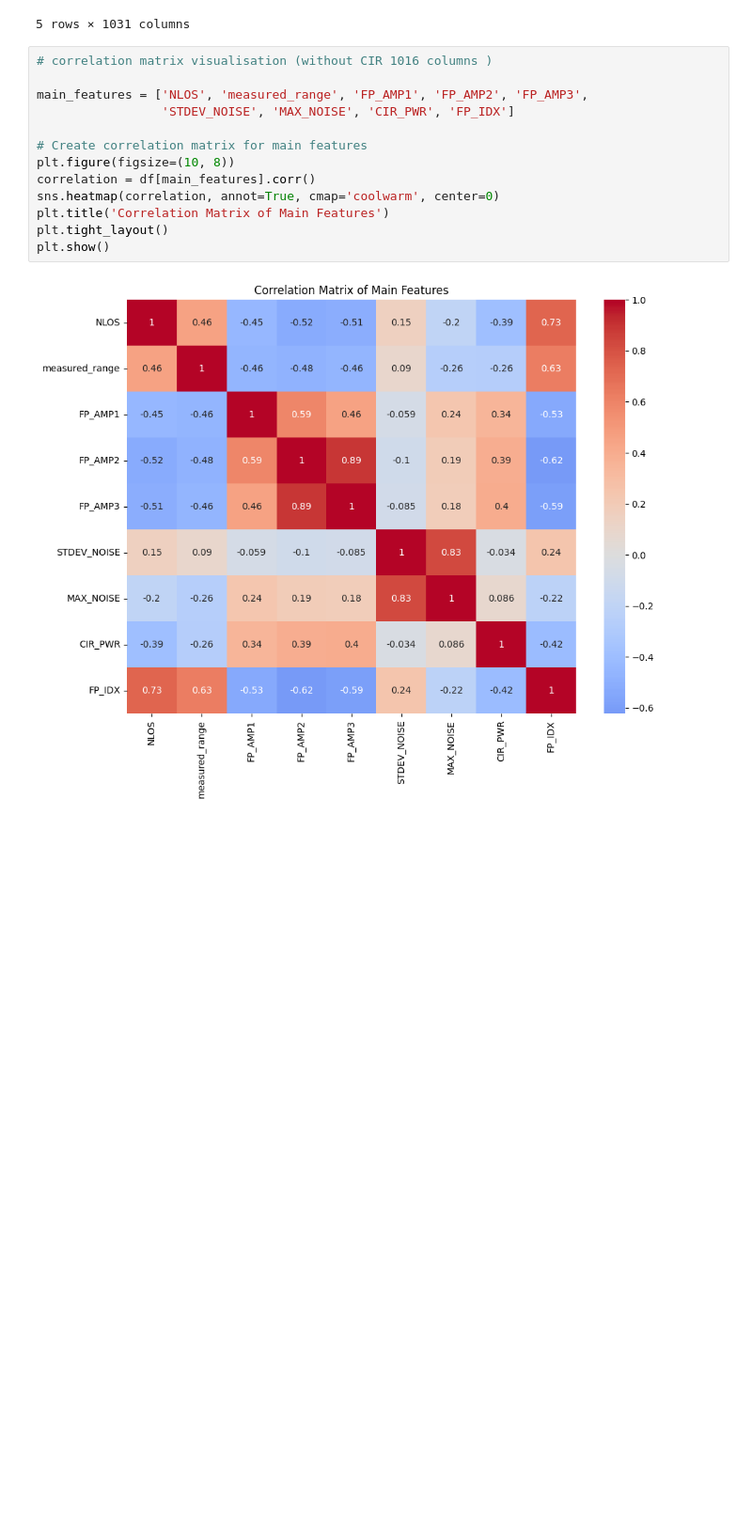
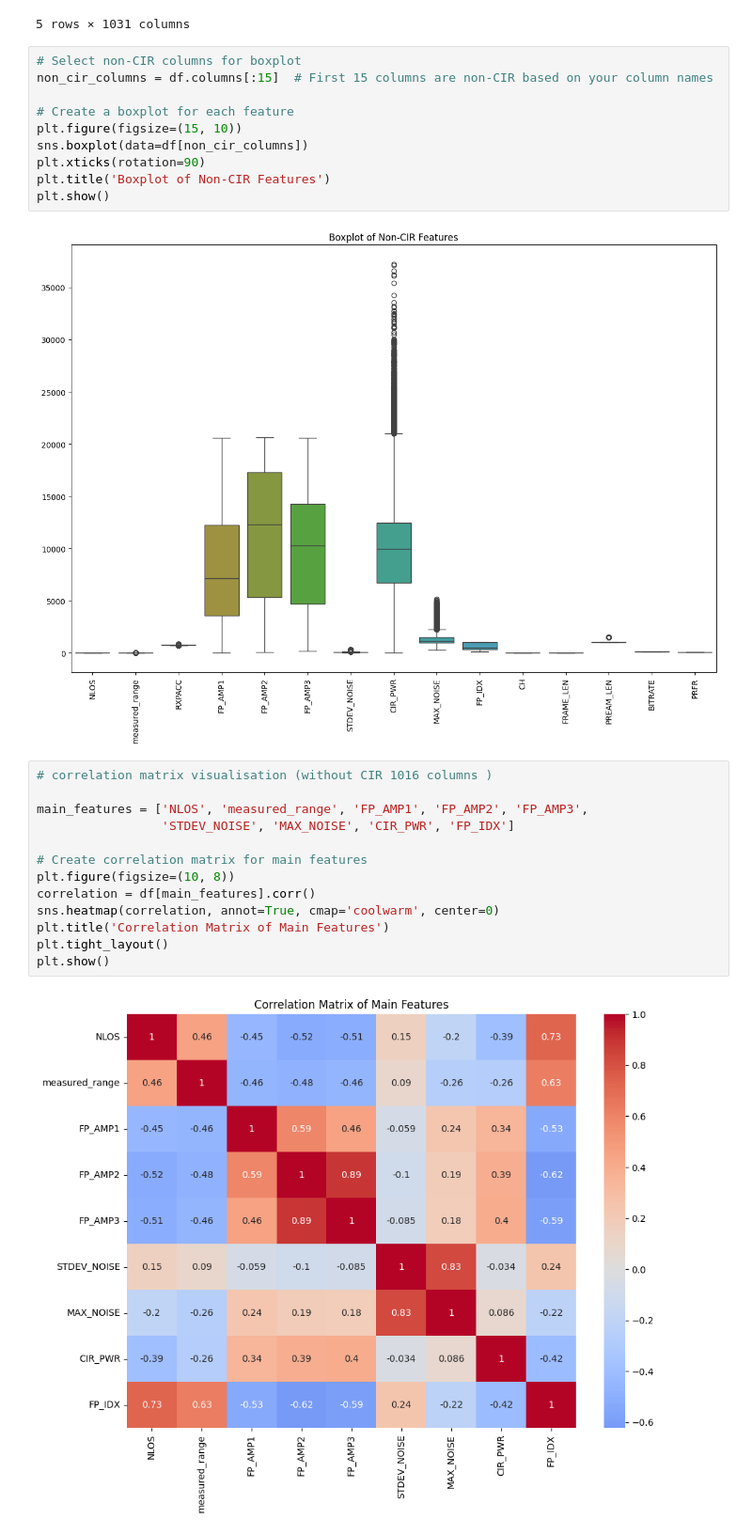
Before and after one commit to JeungHongTay/DA-LOS-WirelessSignalPrediction, a Jupyter notebook: code/iqr-method.ipynb, the cells around one changed output. Shown at 94% size. Drawn from its saved outputs; the diff is of its cells as text; blank space fills up the shorter version.

```diff
--- a/code/iqr-method.ipynb
+++ b/code/iqr-method.ipynb
@@ -111,6 +132,18 @@ DataFrame shape: (42000, 1031)
 | 3 | 1.0 | 3.48 | 750.0 | 8502.0 | 8416.0 | 5890.0 | 76.0 | 8748.0 | 1127.0 | 1024.0 | ... |
 | 4 | 0.0 | 1.19 | 746.0 | 17845.0 | 18095.0 | 12058.0 | 68.0 | 11380.0 | 1744.0 | 276.0 | ... |
 5 rows × 1031 columns
+# %%
+# Select non-CIR columns for boxplot
+non_cir_columns = df.columns[:15]  # First 15 columns are non-CIR based on your column names
+
+# Create a boxplot for each feature
+plt.figure(figsize=(15, 10))
+sns.boxplot(data=df[non_cir_columns])
+plt.xticks(rotation=90)
+plt.title('Boxplot of Non-CIR Features')
+plt.show()
+# %% [output]
+[figure, added]
 # %%
 # correlation matrix visualisation (without CIR 1016 columns )
 
```
Also changed, not shown: parts of 7 cells of this notebook.
